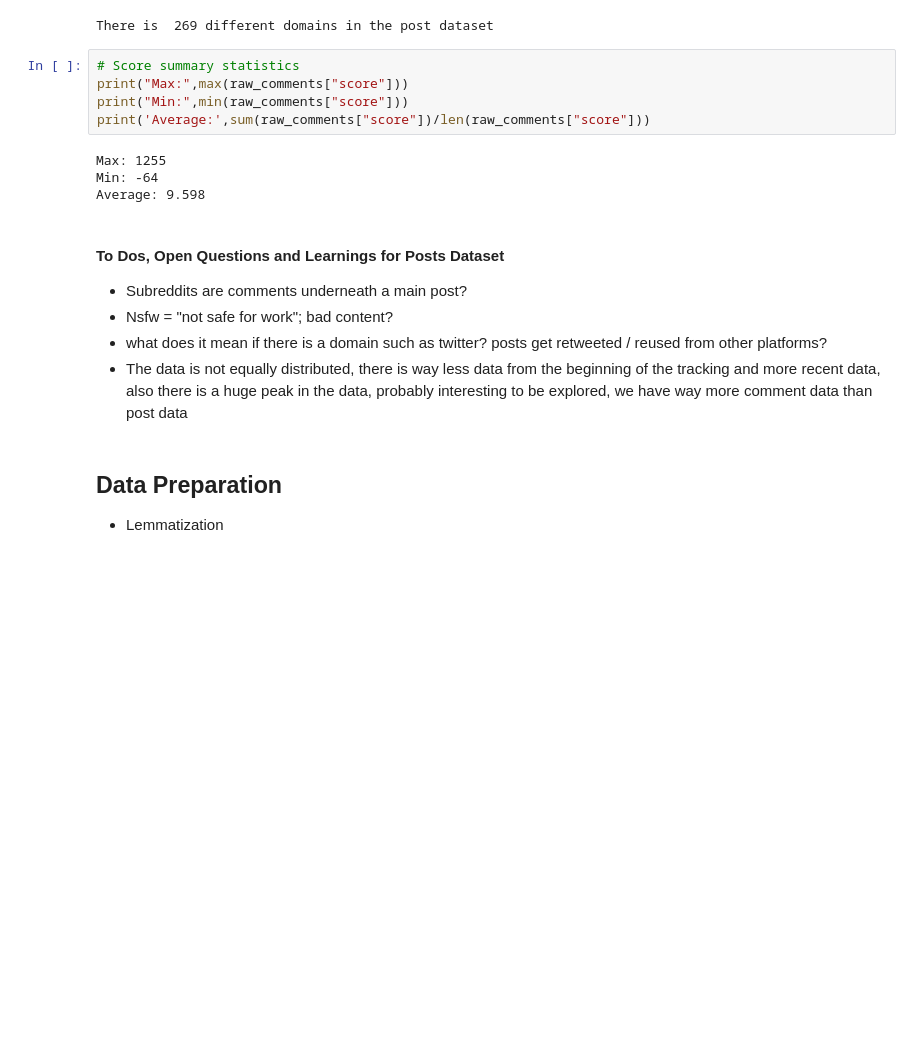
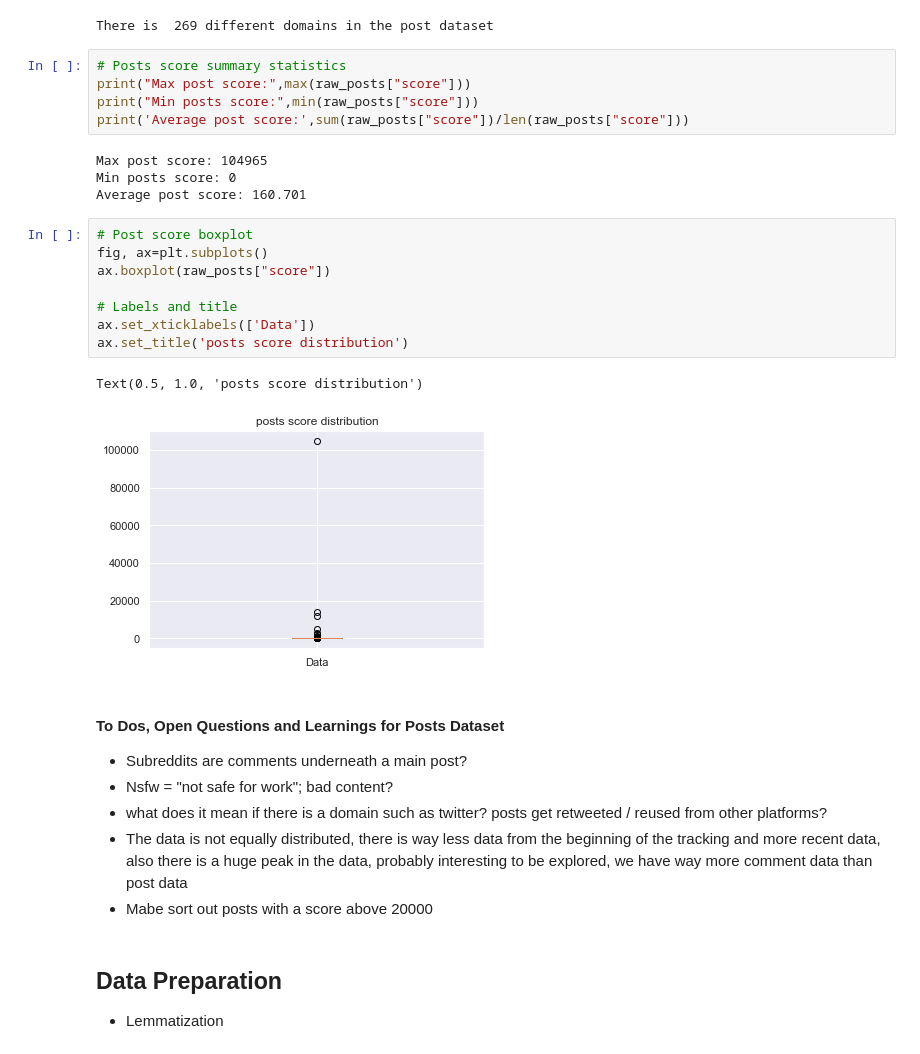
Before and after one commit to anjaghub/datascience_project_2023, a Jupyter notebook: reddit_climate_change.ipynb, the cells around one changed output. Drawn from its saved outputs; the diff is of its cells as text; blank space fills up the shorter version.

```diff
--- a/reddit_climate_change.ipynb
+++ b/reddit_climate_change.ipynb
@@ -156,20 +177,32 @@ print("There is ",len(distinct_domains),"different domains in the post dataset")
 # %% [output]
 There is  269 different domains in the post dataset
 # %%
-# Score summary statistics
-print("Max:",max(raw_comments["score"]))
-print("Min:",min(raw_comments["score"]))
-print('Average:',sum(raw_comments["score"])/len(raw_comments["score"]))
+# Posts score summary statistics
+print("Max post score:",max(raw_posts["score"]))
+print("Min posts score:",min(raw_posts["score"]))
+print('Average post score:',sum(raw_posts["score"])/len(raw_posts["score"]))
 # %% [output]
-Max: 1255
-Min: -64
-Average: 9.598
+Max post score: 104965
+Min posts score: 0
+Average post score: 160.701
+# %%
+# Post score boxplot
+fig, ax=plt.subplots()
+ax.boxplot(raw_posts["score"])
+
+# Labels and title
+ax.set_xticklabels(['Data'])
+ax.set_title('posts score distribution')
+# %% [output]
+Text(0.5, 1.0, 'posts score distribution')
+[figure, added]
 # %% [markdown]
 #### To Dos, Open Questions and Learnings for Posts Dataset
 - Subreddits are comments underneath a main post?
 - Nsfw = "not safe for work"; bad content?
 - what does it mean if there is a domain such as twitter? posts get retweeted / reused from other platforms?
 - The data is not equally distributed, there is way less data from the beginning of the tracking and more recent data, also there is a huge peak in the data, probably interesting to be explored, we have way more comment data than post data
+- Mabe sort out posts with a score above 20000
 # %% [markdown]
 ## Data Preparation
 - Lemmatization
```
Also changed, not shown: parts of 3 cells of this notebook.
